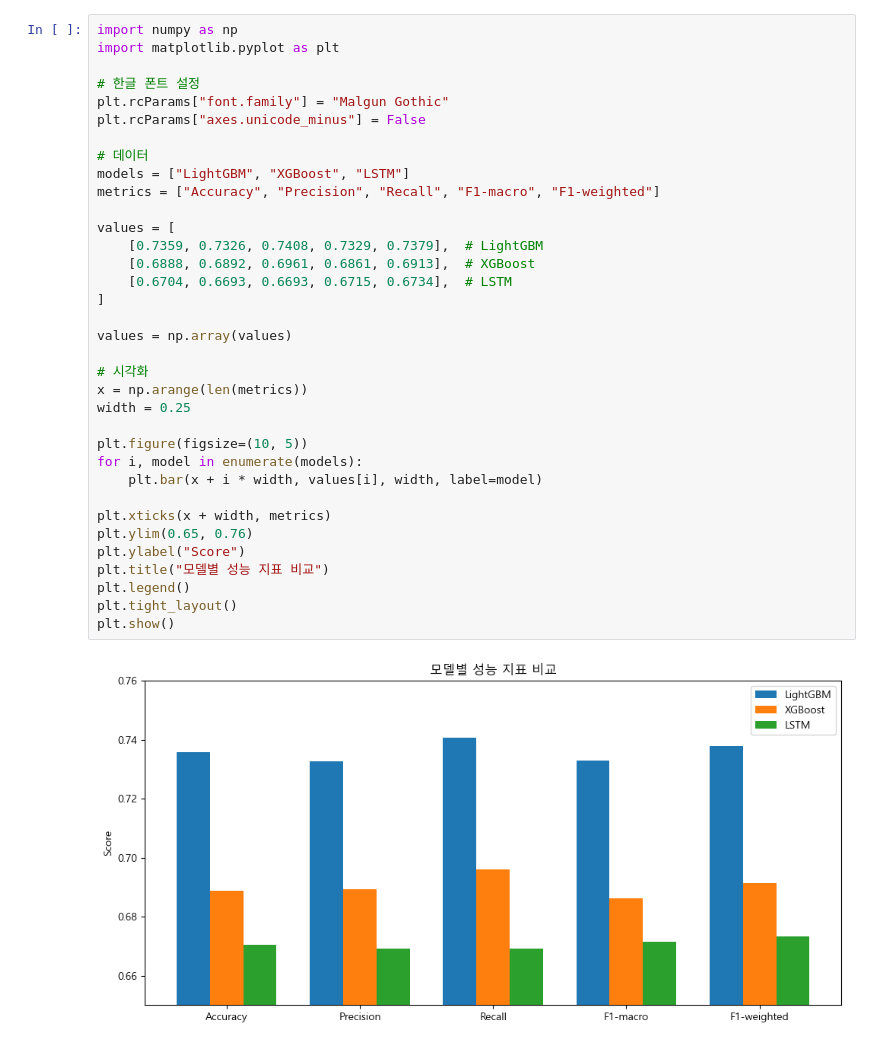
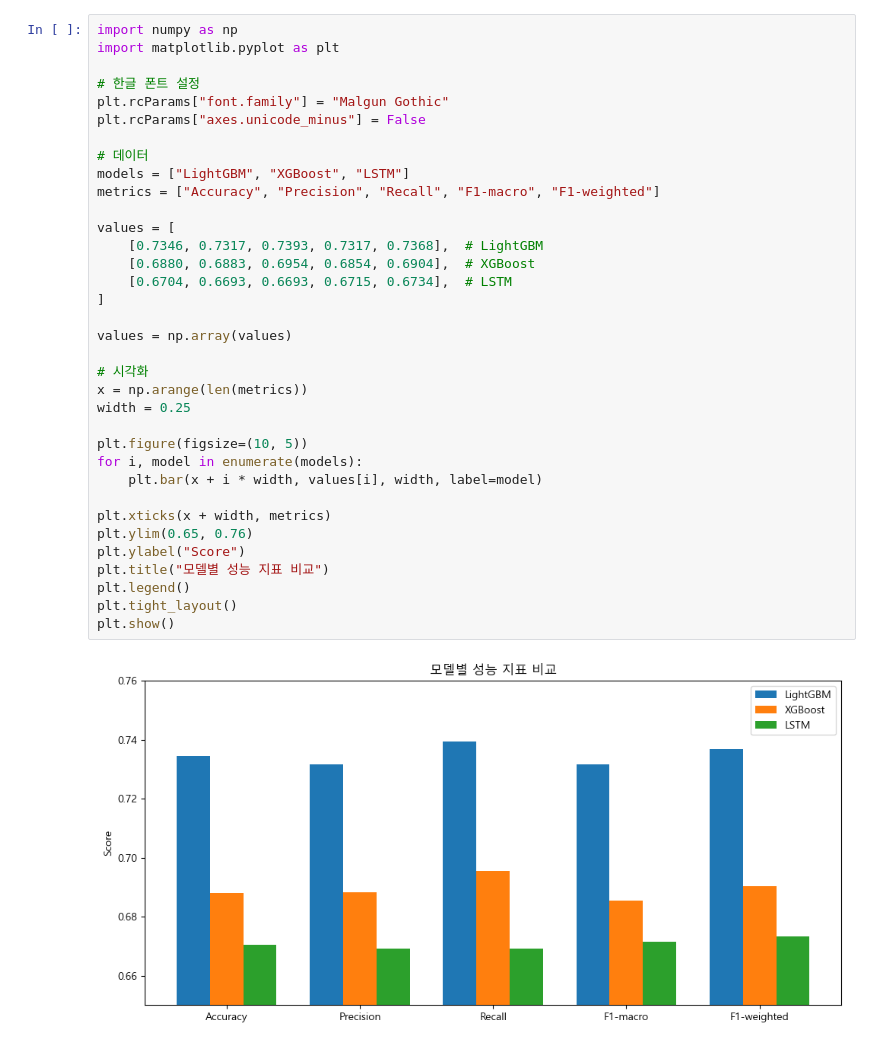
Before and after one commit to eunjeong0911/Property-recommend, a Jupyter notebook: apps/reco/models/price_model/ML/notebooks/4_ML_result.ipynb, the cells around one changed output. Cells and saved outputs as stored; diff of their text form.

```diff
--- a/apps/reco/models/price_model/ML/notebooks/4_ML_result.ipynb
+++ b/apps/reco/models/price_model/ML/notebooks/4_ML_result.ipynb
@@ -106,33 +106,33 @@ import matplotlib.pyplot as plt
 # 한글 폰트 설정
 plt.rcParams["font.family"] = "Malgun Gothic"
 plt.rcParams["axes.unicode_minus"] = False
 
 # 데이터
 models = ["LightGBM", "XGBoost", "LSTM"]
 metrics = ["Accuracy", "Precision", "Recall", "F1-macro", "F1-weighted"]
 
 values = [
-    [0.7359, 0.7326, 0.7408, 0.7329, 0.7379],  # LightGBM
-    [0.6888, 0.6892, 0.6961, 0.6861, 0.6913],  # XGBoost
+    [0.7346, 0.7317, 0.7393, 0.7317, 0.7368],  # LightGBM
+    [0.6880, 0.6883, 0.6954, 0.6854, 0.6904],  # XGBoost
     [0.6704, 0.6693, 0.6693, 0.6715, 0.6734],  # LSTM
 ]
 
 values = np.array(values)
 
 # 시각화
 x = np.arange(len(metrics))
 width = 0.25
 
 plt.figure(figsize=(10, 5))
 for i, model in enumerate(models):
     plt.bar(x + i * width, values[i], width, label=model)
 
 plt.xticks(x + width, metrics)
 plt.ylim(0.65, 0.76)
 plt.ylabel("Score")
 plt.title("모델별 성능 지표 비교")
 plt.legend()
 plt.tight_layout()
 plt.show()
 # %% [output]
-[figure, old version]
+[figure, new version]
```
Also changed, not shown: parts of 2 cells of this notebook, 3 other files.
